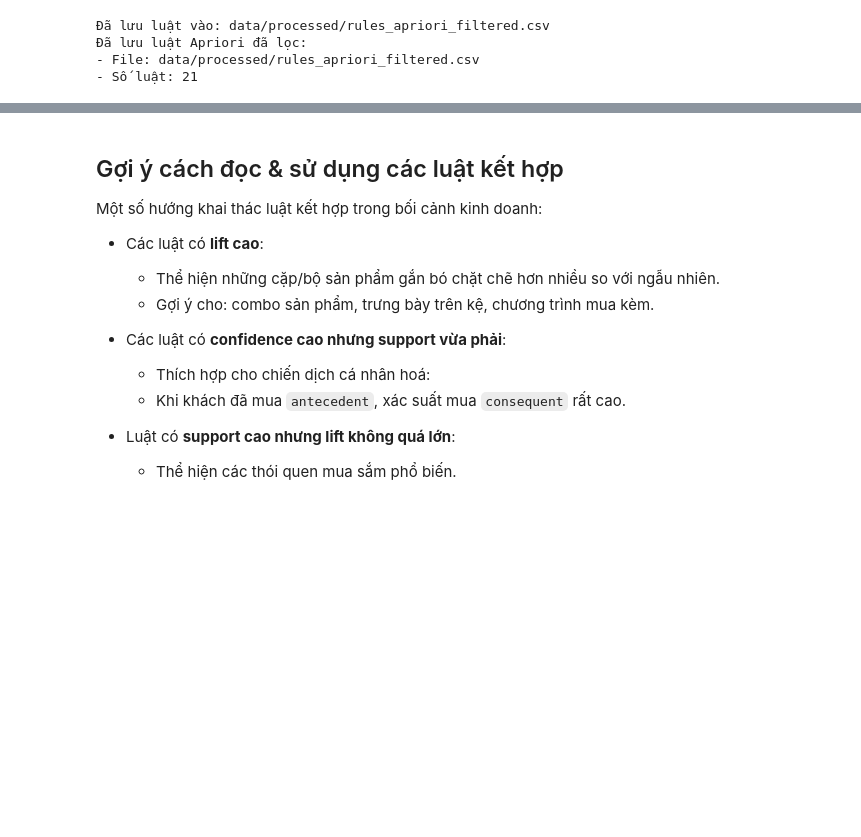
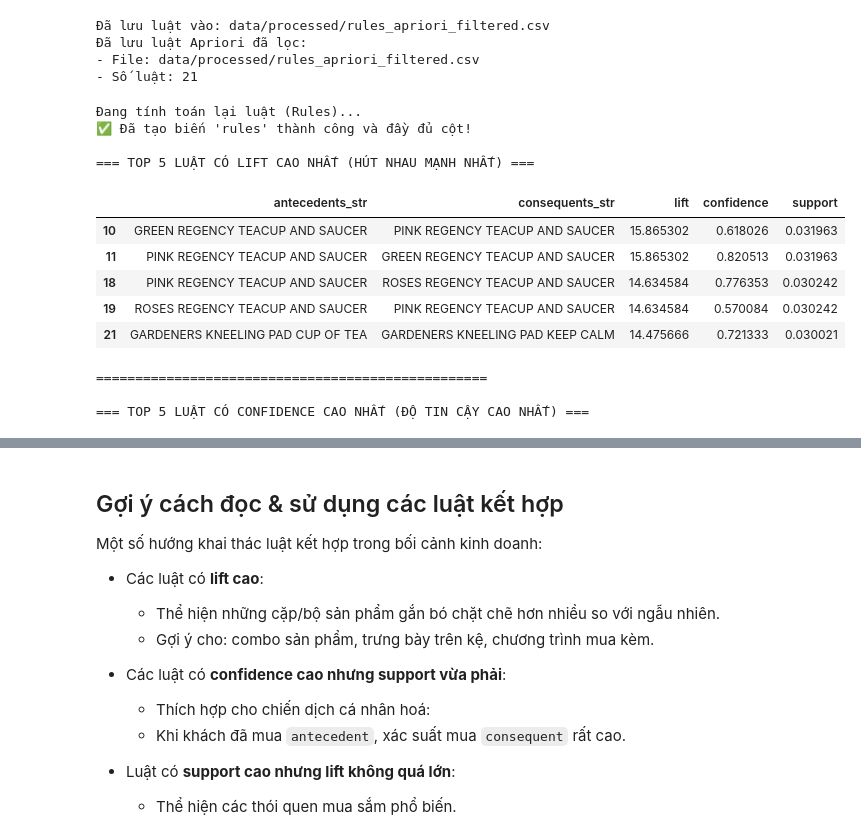
Before and after one commit to 2bllikigai/shopping_cart_analysis, a Jupyter notebook: notebooks/apriori_modelling.ipynb, the cells around one changed output, grey strips where cells are left out. Cells and saved outputs as stored; diff of their text form; code cells hidden in the pictures; blank space fills up the shorter version.

```diff
--- a/notebooks/apriori_modelling.ipynb
+++ b/notebooks/apriori_modelling.ipynb
@@ -314,3 +317,54 @@ print(f"- Số luật: {rules_filtered_ap.shape[0]:,}")
 Đã lưu luật Apriori đã lọc:
 - File: data/processed/rules_apriori_filtered.csv
 - Số luật: 21
+# %%
+# --- BƯỚC 1: TẠO LẠI BIẾN RULES (FIX LỖI KEY ERROR) ---
+try:
+    print("Đang tính toán lại luật (Rules)...")
+
+    # 1. Sinh luật thô
+    miner.generate_rules(metric="lift", min_threshold=1.0)
+
+    # 2. Tạo cột tên dễ đọc VÀ GÁN LẠI vào biến rules
+    # (Lỗi cũ là do bạn quên gán kết quả của hàm này vào biến rules)
+    rules = miner.add_readable_rule_str()
+
+    print("✅ Đã tạo biến 'rules' thành công và đầy đủ cột!\n")
+
+except NameError:
+    print("❌ LỖI: Biến 'miner' chưa có!")
+    print("👉 HÃY KÉO LÊN TRÊN, tìm ô 'miner = AssociationRulesMiner(basket_bool)' và chạy nó trước.")
+    raise
+
+# --- BƯỚC 2: PHÂN TÍCH SỐ LIỆU ---
+
+# Danh sách cột muốn hiển thị
+cols_to_show = ['antecedents_str', 'consequents_str', 'lift', 'confidence', 'support']
+
+# 1. Lọc TOP 5 cặp có LIFT cao nhất
+print("=== TOP 5 LUẬT CÓ LIFT CAO NHẤT (HÚT NHAU MẠNH NHẤT) ===")
+# Sắp xếp giảm dần theo lift
+top_lift = rules.sort_values("lift", ascending=False).head(5)
+display(top_lift[cols_to_show])
+
+print("\n" + "="*50 + "\n")
+
+# 2. Lọc TOP 5 cặp có CONFIDENCE cao nhất
+print("=== TOP 5 LUẬT CÓ CONFIDENCE CAO NHẤT (ĐỘ TIN CẬY CAO NHẤT) ===")
+# Sắp xếp giảm dần theo confidence
+top_conf = rules.sort_values("confidence", ascending=False).head(5)
+display(top_conf[cols_to_show])
+# %% [output]
+Đang tính toán lại luật (Rules)...
+✅ Đã tạo biến 'rules' thành công và đầy đủ cột!
+
+=== TOP 5 LUẬT CÓ LIFT CAO NHẤT (HÚT NHAU MẠNH NHẤT) ===
+|  | antecedents_str | consequents_str | lift | confidence | support |
+| 10 | GREEN REGENCY TEACUP AND SAUCER | PINK REGENCY TEACUP AND SAUCER | 15.865302 | 0.618026 | 0.031963 |
+| 11 | PINK REGENCY TEACUP AND SAUCER | GREEN REGENCY TEACUP AND SAUCER | 15.865302 | 0.820513 | 0.031963 |
+| 18 | PINK REGENCY TEACUP AND SAUCER | ROSES REGENCY TEACUP AND SAUCER | 14.634584 | 0.776353 | 0.030242 |
+| 19 | ROSES REGENCY TEACUP AND SAUCER | PINK REGENCY TEACUP AND SAUCER | 14.634584 | 0.570084 | 0.030242 |
+| 21 | GARDENERS KNEELING PAD CUP OF TEA | GARDENERS KNEELING PAD KEEP CALM | 14.475666 | 0.721333 | 0.030021 |
+==================================================
+
+=== TOP 5 LUẬT CÓ CONFIDENCE CAO NHẤT (ĐỘ TIN CẬY CAO NHẤT) ===
```
Also changed, not shown: parts of 4 cells of this notebook, 3 other files.
